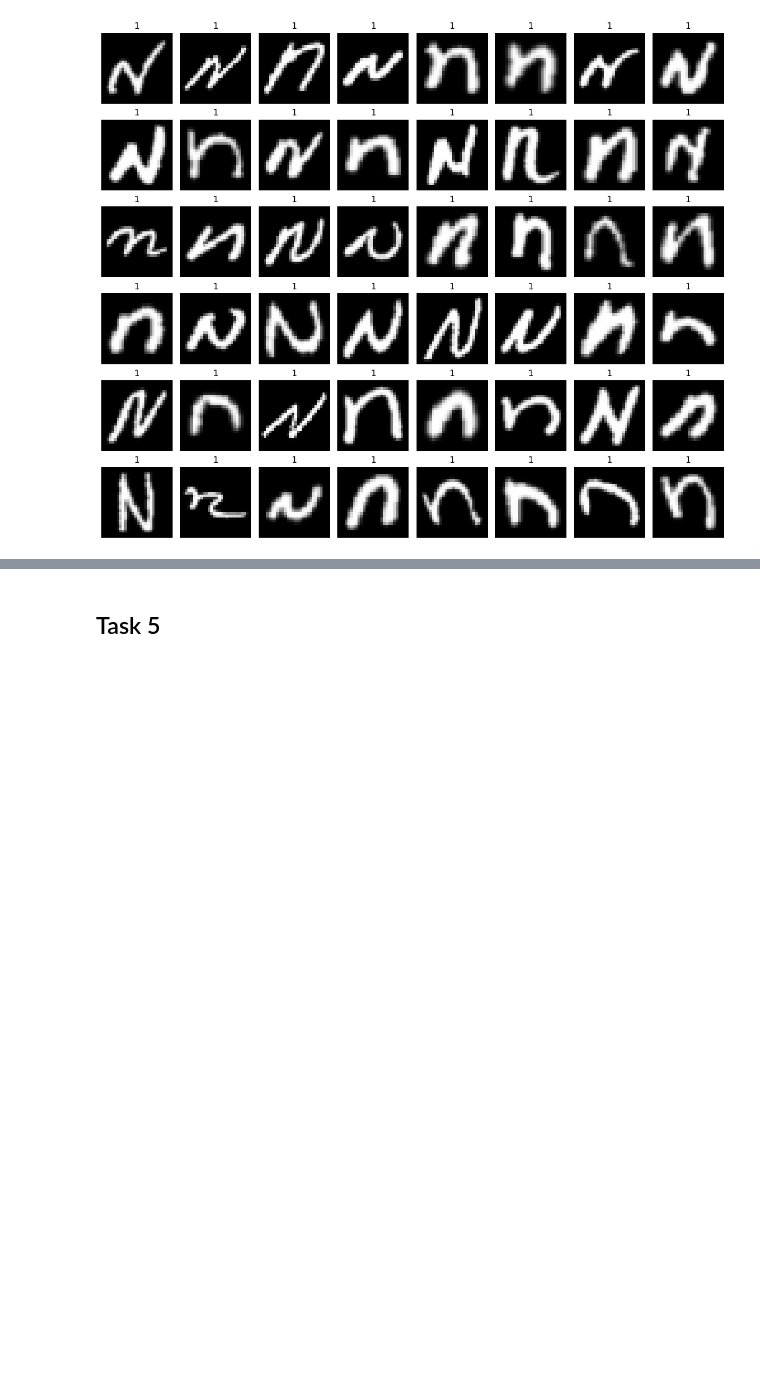
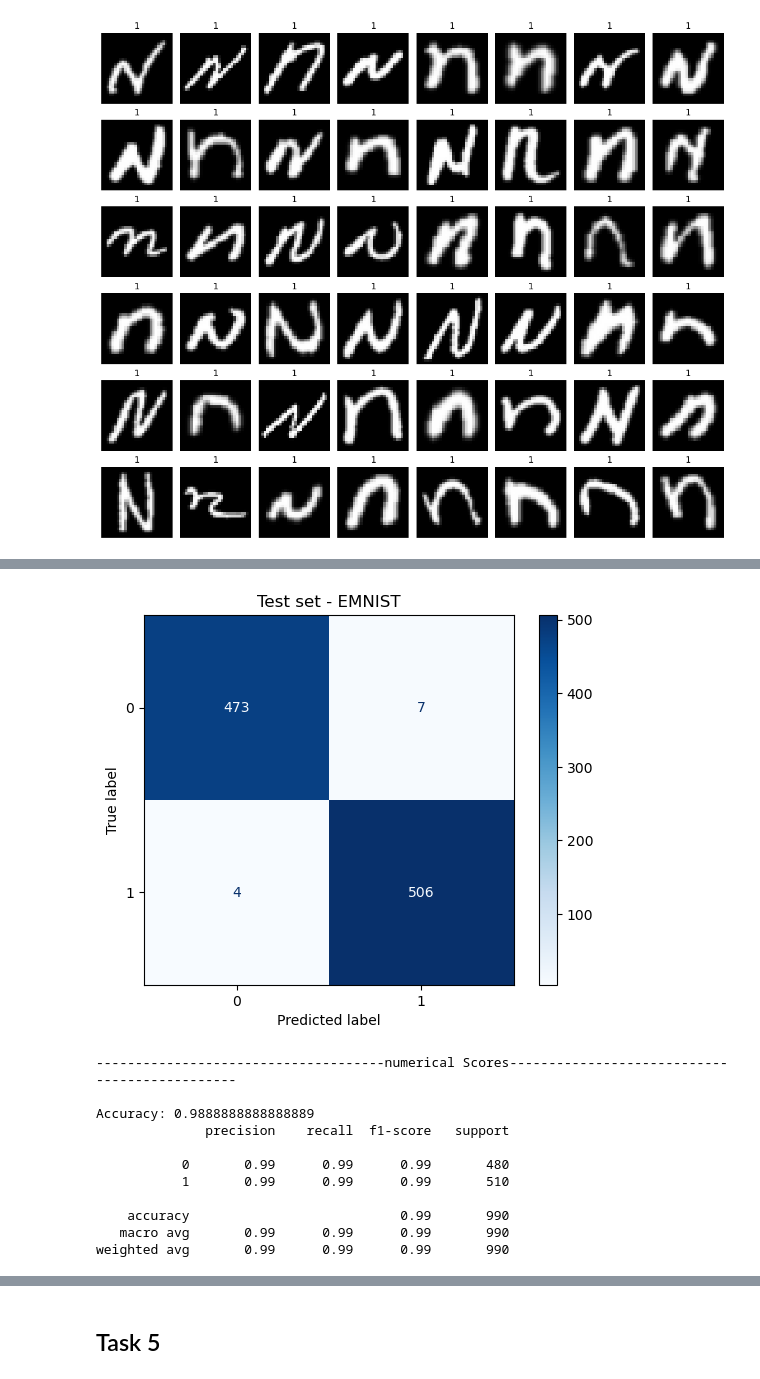
Before and after one commit to Liam-Caffrey/Coded-NN, a Jupyter notebook: deep learning/Assignment1_LiamCaffrey.ipynb, the cells around one changed output, grey strips where cells are left out. Saved outputs shown, nothing was run; the diff lists cells and outputs as text; code cells hidden in the pictures; blank space fills up the shorter version.

```diff
--- a/deep learning/Assignment1_LiamCaffrey.ipynb
+++ b/deep learning/Assignment1_LiamCaffrey.ipynb
@@ -973,0 +849,26 @@ plot_grid(x_binary, y_binary, n=3300)
+# %%
+predictionsEMtest = model.predict(X_test3)
+accuracy = accuracy_score(y_test3, predictionsEMtest)
+cm = confusion_matrix(y_test3, predictionsEMtest)
+cm = ConfusionMatrixDisplay(confusion_matrix = cm, display_labels = [0, 1])
+cm.plot(cmap="Blues")
+plt.title("Test set - EMNIST")
+plt.show()
+print("")
+print("-------------------------------------numerical Scores----------------------------------------------")
+print("")
+print(f'Accuracy: {accuracy}')
+print( classification_report(y_test3, predictionsEMtest, target_names=["0", "1"]))
+# %% [output]
+[figure, added]
+-------------------------------------numerical Scores----------------------------------------------
+
+Accuracy: 0.9888888888888889
+              precision    recall  f1-score   support
+
+           0       0.99      0.99      0.99       480
+           1       0.99      0.99      0.99       510
+
+    accuracy                           0.99       990
+   macro avg       0.99      0.99      0.99       990
+weighted avg       0.99      0.99      0.99       990
```
Also changed, not shown: parts of 16 cells of this notebook.
